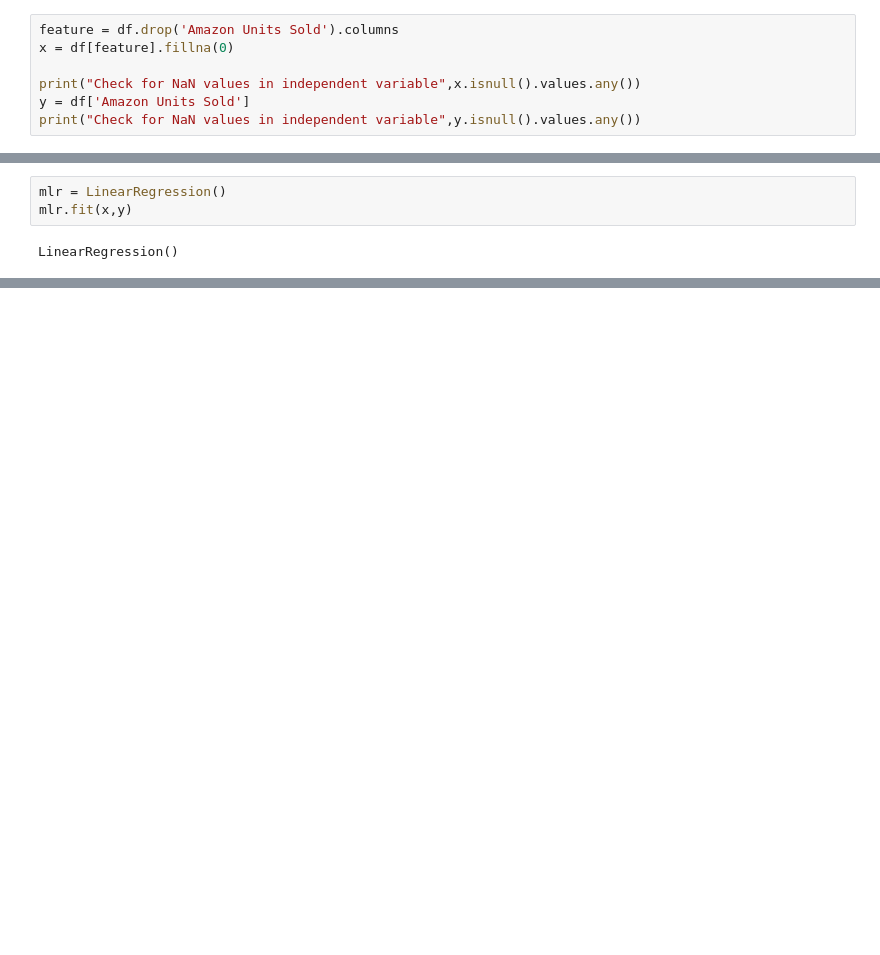
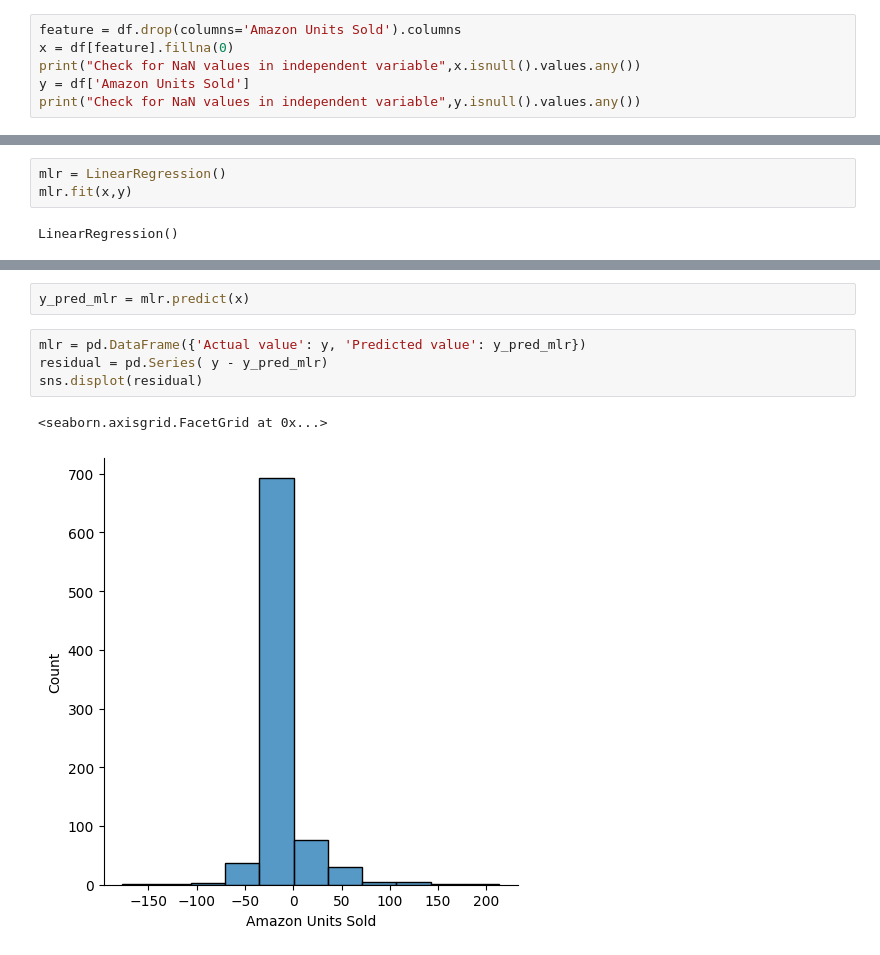
Before and after one commit to pranaygoyal-02/mlr_upwork, a Jupyter notebook: Regress_1.ipynb, the cells around one changed output, grey strips where cells are left out. Cells and saved outputs as stored; diff of their text form; blank space fills up the shorter version.

Commit message:
updated the residual curve

```diff
--- a/Regress_1.ipynb
+++ b/Regress_1.ipynb
@@ -155,9 +156,8 @@ sns.pairplot(df,kind = "scatter",y_vars='Amazon Units Sold',aspect=1)
 # %% [markdown]
 It reinstates the fact we learned.
 # %%
-feature = df.drop('Amazon Units Sold').columns
+feature = df.drop(columns='Amazon Units Sold').columns
 x = df[feature].fillna(0)
-
 print("Check for NaN values in independent variable",x.isnull().values.any())
 y = df['Amazon Units Sold']
 print("Check for NaN values in independent variable",y.isnull().values.any())
@@ -196,0 +197,9 @@ list(zip(x, mlr.coef_))
+# %%
+y_pred_mlr = mlr.predict(x)
+# %%
+mlr = pd.DataFrame({'Actual value': y, 'Predicted value': y_pred_mlr})
+residual = pd.Series( y - y_pred_mlr)
+sns.displot(residual)
+# %% [output]
+<seaborn.axisgrid.FacetGrid at 0x...>
+[figure, added]
```
Also changed, not shown: parts of 6 cells of this notebook.
